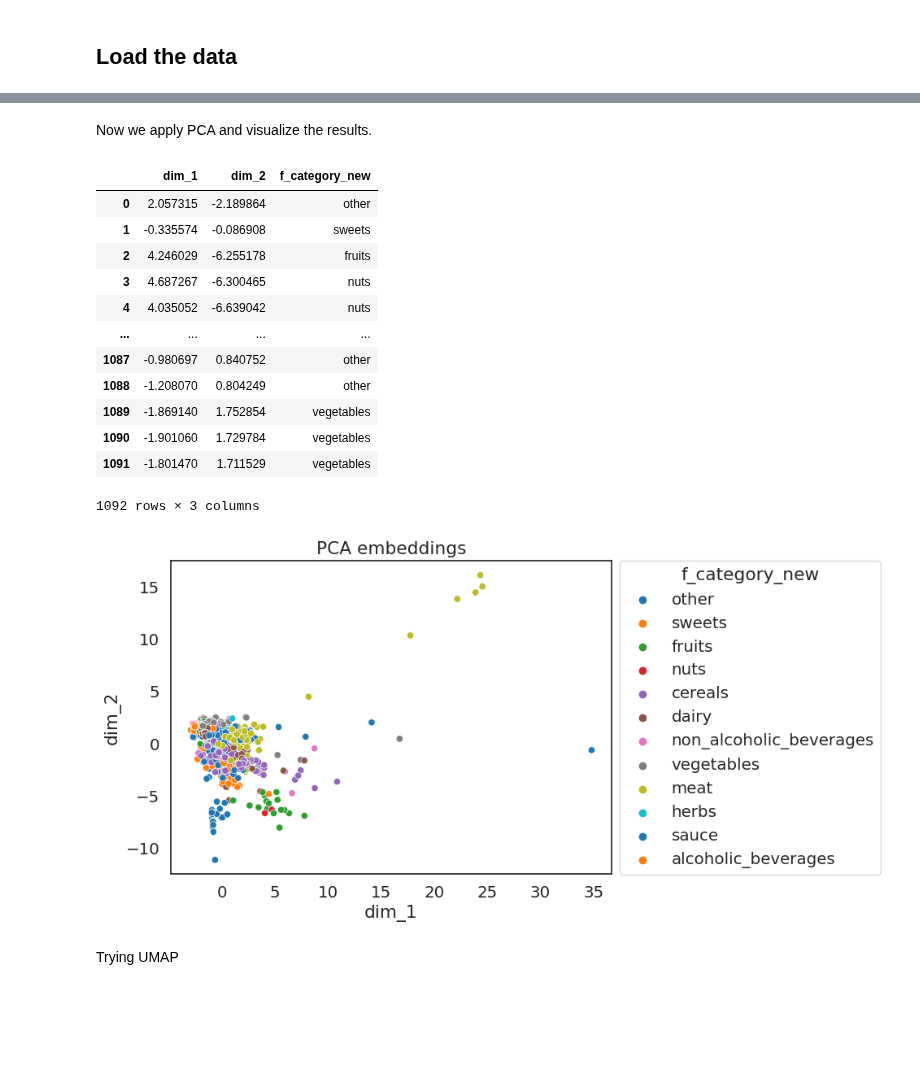
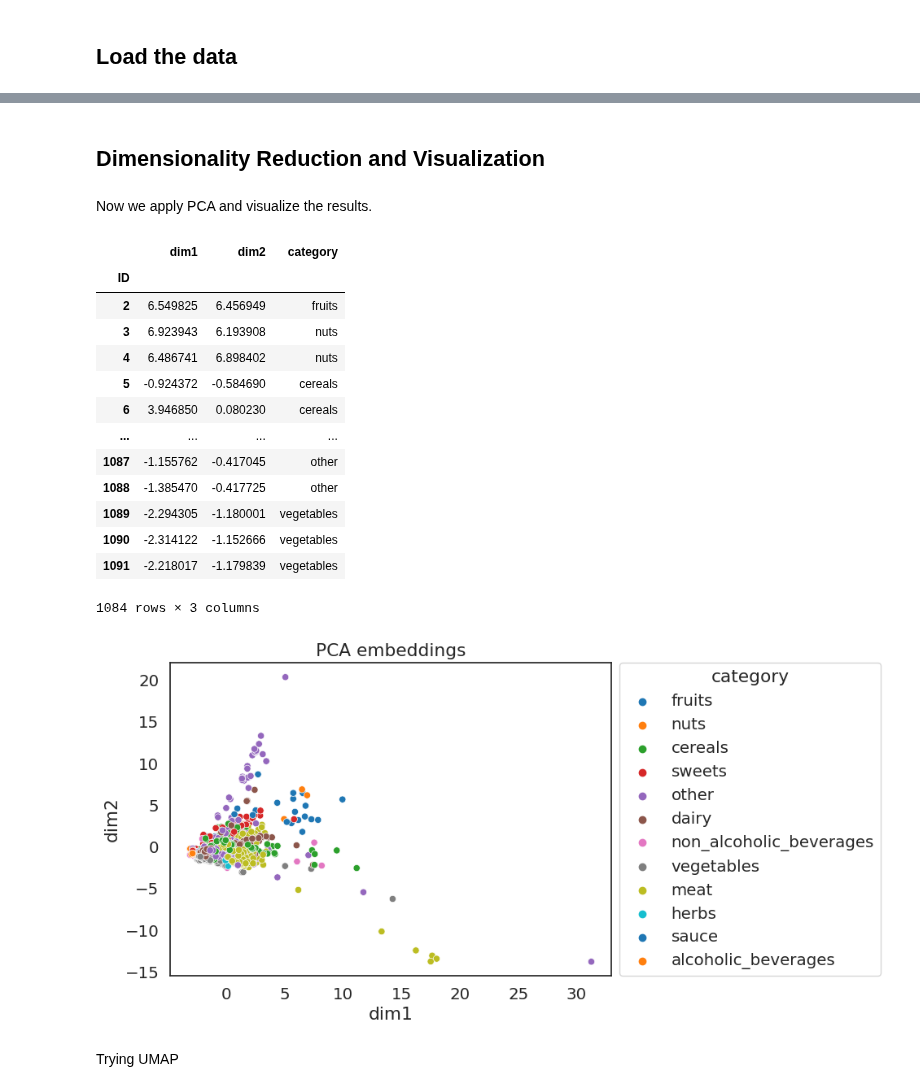
Before and after one commit to fsb-edu/ML4Food, a Jupyter notebook: auxilary_notebooks/Unsupervised_trial.ipynb, the cells around one changed output, grey strips where cells are left out. Drawn from its saved outputs; the diff is of its cells as text; code cells hidden in the pictures; blank space fills up the shorter version.

```diff
--- a/auxilary_notebooks/Unsupervised_trial.ipynb
+++ b/auxilary_notebooks/Unsupervised_trial.ipynb
@@ -15,7 +15,7 @@ from umap import  UMAP
 # %% [markdown]
 ## Load the data
 # %%
-dataset = pd.read_csv('../data/swiss_food_composition_database_proc.csv')
+dataset = pd.read_csv('../data/swiss_food_composition_proc.csv', index_col=0)
 # %%
 #dataset = dataset.iloc[1:121, :] # working only with the first 120 food samples
 dataset
@@ -177,5 +37,7 @@ new_df_scaled
+# %% [markdown]
+## Dimensionality Reduction and Visualization
 # %%
-def visualize_data(data:pd.DataFrame, title:str):
+def visualize_data(data:pd.DataFrame, title:str, hue_value:str):
     sns.set(
     rc={'figure.figsize':(7, 5),
         'font.family': ['DejaVu Sans']},
@@ -184,8 +46,8 @@ def visualize_data(data:pd.DataFrame, title:str):
     with sns.plotting_context("notebook", font_scale=1.3):
         ax = sns.scatterplot(
         data=data,
-        x='dim_1', y='dim_2',
-        alpha=1, hue='f_category_new',
+        x=data.columns[0], y=data.columns[1],
+        alpha=1, hue= hue_value,
         palette='tab10'
     )
         ax.set(title=title)
@@ -195,30 +57,34 @@ Now we apply PCA and visualize the results.
 # %%
 pca = PCA(n_components=2)
 pca_components = pd.DataFrame(
-    pca.fit_transform(new_df_scaled.iloc[:, 1:]),
-    columns=['dim_1', 'dim_2']
+    pca.fit_transform(dataset.iloc[:, 2:-1]),
+    columns=['dim_1', 'dim_2'],
+    index=dataset.index
 )
-data_after_pca = pd.concat([pca_components, new_df_scaled.iloc[:, 0]], axis=1)
+#pca_components
+data_after_pca = pd.concat([pca_components, dataset.iloc[:, 1]], axis=1, ignore_index=True)
+data_after_pca.columns = ['dim_1', 'dim_2', 'category']
 # %%
 data_after_pca
 # %% [output]
-|  | dim_1 | dim_2 | f_category_new |
-| 0 | 2.057315 | -2.189864 | other |
-| 1 | -0.335574 | -0.086908 | sweets |
-| 2 | 4.246029 | -6.255178 | fruits |
-| 3 | 4.687267 | -6.300465 | nuts |
-| 4 | 4.035052 | -6.639042 | nuts |
+|  | dim1 | dim2 | category |
+| ID |  |  |  |
+| 2 | 6.549825 | 6.456949 | fruits |
+| 3 | 6.923943 | 6.193908 | nuts |
+| 4 | 6.486741 | 6.898402 | nuts |
+| 5 | -0.924372 | -0.584690 | cereals |
+| 6 | 3.946850 | 0.080230 | cereals |
 | ... | ... | ... | ... |
-| 1087 | -0.980697 | 0.840752 | other |
-| 1088 | -1.208070 | 0.804249 | other |
-| 1089 | -1.869140 | 1.752854 | vegetables |
-| 1090 | -1.901060 | 1.729784 | vegetables |
-| 1091 | -1.801470 | 1.711529 | vegetables |
+| 1087 | -1.155762 | -0.417045 | other |
+| 1088 | -1.385470 | -0.417725 | other |
+| 1089 | -2.294305 | -1.180001 | vegetables |
+| 1090 | -2.314122 | -1.152666 | vegetables |
+| 1091 | -2.218017 | -1.179839 | vegetables |
-1092 rows × 3 columns
+1084 rows × 3 columns
 # %%
-visualize_data(data_after_pca, 'PCA embeddings')
+visualize_data(data_after_pca, 'PCA embeddings', hue_value='category')
 # %% [output]
-[figure, old version]
+[figure, new version]
 # %% [markdown]
 Trying UMAP
 # %%
```
Also changed, not shown: parts of 19 cells of this notebook, 16 other files.
